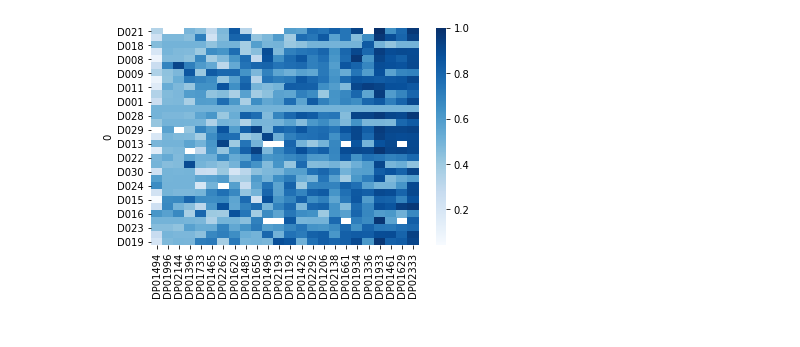
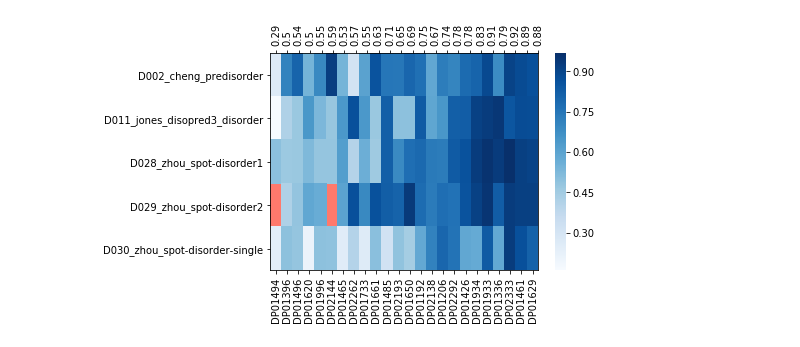
Before and after one commit to BioComputingUP/CAID, a Jupyter notebook: CAID.ipynb, the cells around one changed output. Drawn from its saved outputs; the diff is of its cells as text; code cells hidden in the pictures.

```diff
--- a/CAID.ipynb
+++ b/CAID.ipynb
@@ -48,5 +42,14 @@ ax.set_ylabel('frequency');
 # %%
-pi = pd.read_csv('/home/marnec/Projects/CAID/test/disorder_len-negs_new-disprot-linker_perInstanceScores.csv', header=[0], index_col=[0, 1])
-ax = sns.heatmap(pi.xs('bal_acc', level=1).reindex(pi.mean().sort_values().index, axis=1), cmap='Blues')
+pi = pd.read_csv('/home/marnec/Projects/CAID/test/new-disprot-linker_perInstanceScores.csv', header=[0], index_col=[0, 1])
+piba = pi.xs('bal_acc', level=1).reindex(pi.mean().sort_values().index, axis=1)
+ax = sns.heatmap(piba, cmap='Blues')
+ax.axes.get_yaxis().get_label().set_visible(False)
+ax.set_facecolor('xkcd:salmon')
+
+ax2 = ax.twiny()
+ax2tick_location = ax.xaxis.get_ticklocs() #Get the tick locations in data coordinates as a numpy array
+ax2.set_xticks(ax2tick_location)
+ax2.set_xticklabels(piba.mean().round(2));
+ax2.tick_params(axis='x', rotation=90)
 # %% [output]
-[figure, old version]
+[figure, new version]
```
Also changed, not shown: parts of 9 cells of this notebook, 29 other files.
